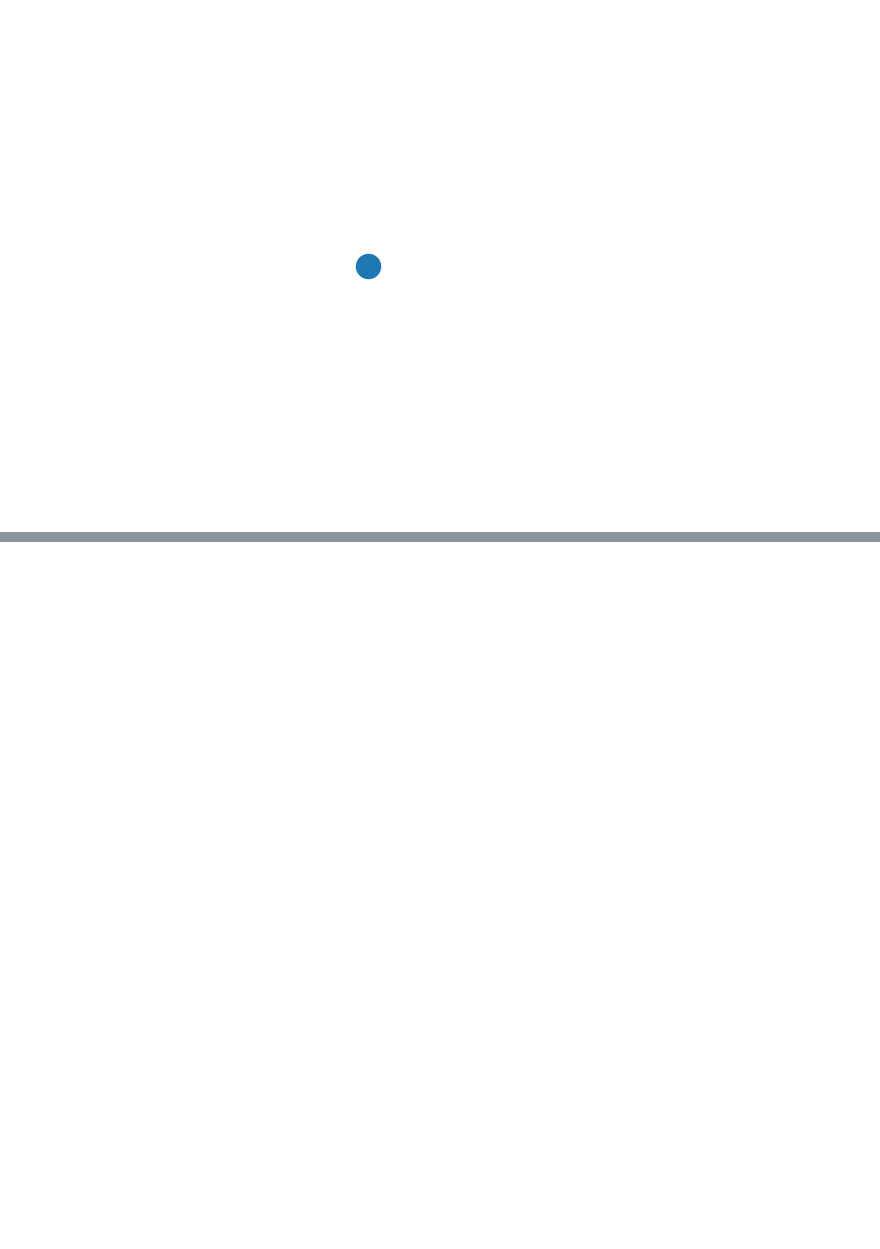
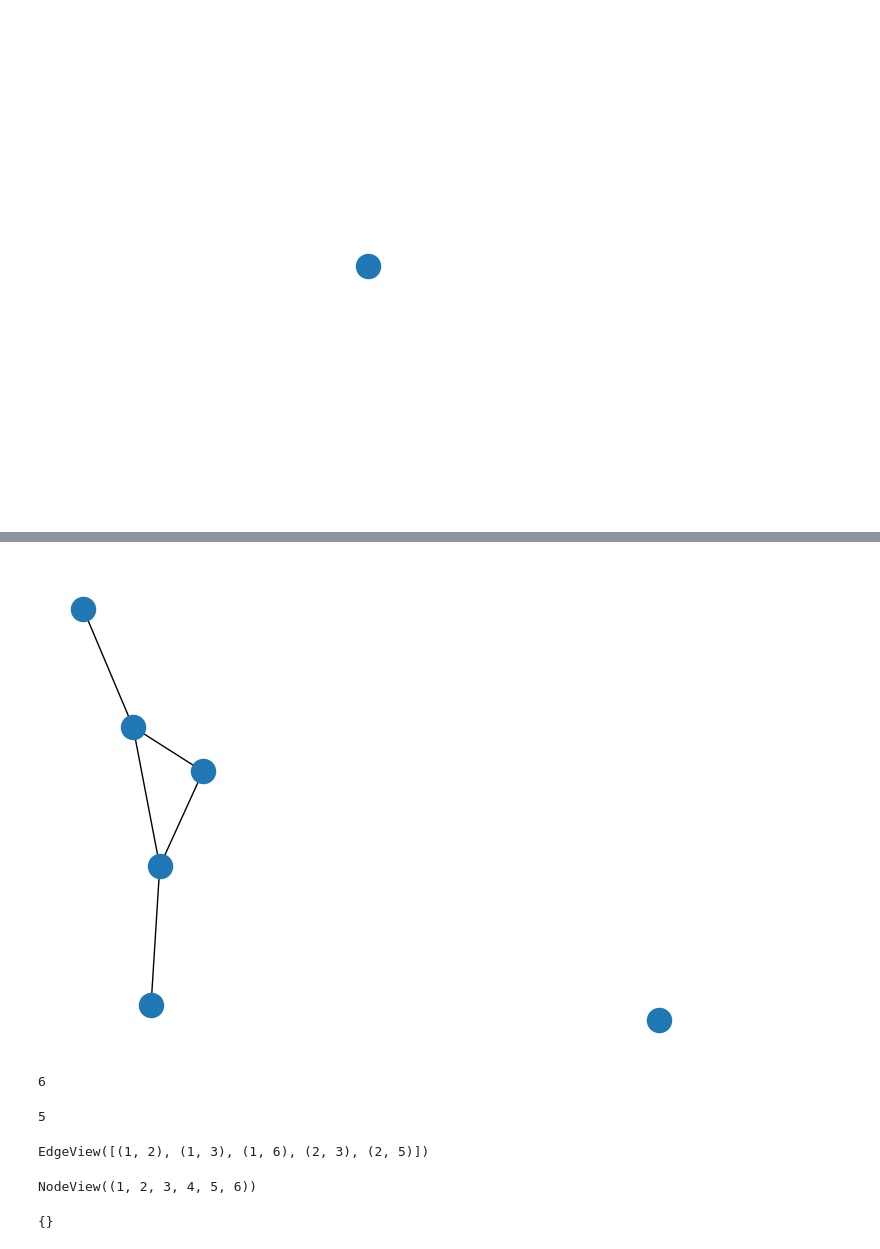
Before and after one commit to Rumit95/GNN-Understanding, a Jupyter notebook: network-x.ipynb, the cells around one changed output, grey strips where cells are left out. Saved outputs shown, nothing was run; the diff lists cells and outputs as text; code cells hidden in the pictures; blank space fills up the shorter version.

```diff
--- a/network-x.ipynb
+++ b/network-x.ipynb
@@ -37,0 +53,25 @@ nx.draw(G)
+# %%
+G.add_edges_from([(1,6),(2,5)])
+nx.draw(G)
+# %% [output]
+[figure, added]
+# %%
+G.number_of_nodes()
+# %% [output]
+6
+# %%
+G.number_of_edges()
+# %% [output]
+5
+# %%
+G.edges
+# %% [output]
+EdgeView([(1, 2), (1, 3), (1, 6), (2, 3), (2, 5)])
+# %%
+G.nodes
+# %% [output]
+NodeView((1, 2, 3, 4, 5, 6))
+# %%
+G.graph
+# %% [output]
+{}
```
Also changed, not shown: parts of 34 cells of this notebook.
